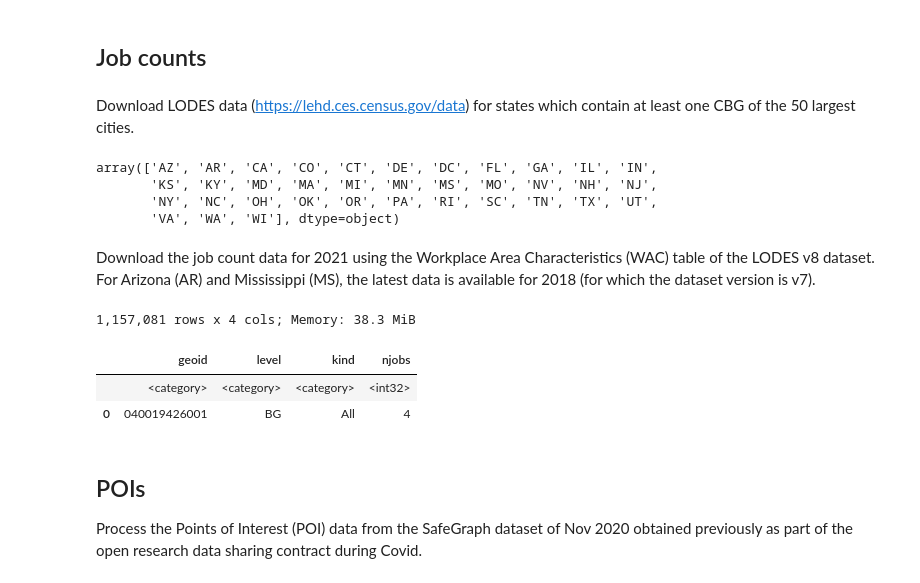
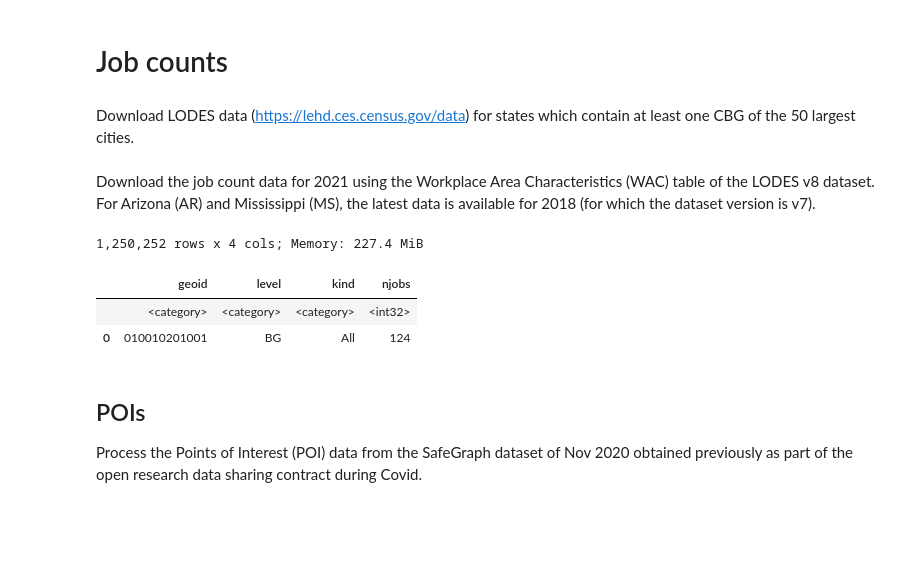
Before and after one commit to rvanxer/spatial_access_america, a Jupyter notebook: 2_Opportunities.ipynb, the cells around one changed output. Cells and saved outputs as stored; diff of their text form; code cells hidden in the pictures; blank space fills up the shorter version.

```diff
--- a/2. Opportunities.ipynb
+++ b/2_Opportunities.ipynb
@@ -6,0 +7,2 @@ from utils import *
+# %%
+states = pd.read_parquet('data/states.parquet', columns=['code', 'name']).disp()
@@ -15,46 +21,48 @@ bgs = gpd.read_parquet('data/zones.parquet', filters=[
 # %% [markdown]
-## Job counts
+# Job counts
 # %% [markdown]
 Download LODES data (https://lehd.ces.census.gov/data) for states which contain at least one CBG of the 50 largest cities.
-# %%
-imp_states = (pd.read_parquet('data/states.parquet', columns=['geoid', 'code'])
-              .merge(bgs.geoid.str[:2], on='geoid').drop_duplicates().code)
-Arr(imp_states)
-# %% [output]
-array(['AZ', 'AR', 'CA', 'CO', 'CT', 'DE', 'DC', 'FL', 'GA', 'IL', 'IN',
-       'KS', 'KY', 'MD', 'MA', 'MI', 'MN', 'MS', 'MO', 'NV', 'NH', 'NJ',
-       'NY', 'NC', 'OH', 'OK', 'OR', 'PA', 'RI', 'SC', 'TN', 'TX', 'UT',
-       'VA', 'WA', 'WI'], dtype=object)
 # %% [markdown]
 Download the job count data for 2021 using the Workplace Area Characteristics (WAC) table of the LODES v8 dataset. For Arizona (AR) and Mississippi (MS), the latest data is available for 2018 (for which the dataset version is v7).
 # %%
-# jobs = []
-# for abbr in tqdm(imp_states):
-#     # download data for 2021 except for AL & MS (outdated data)
-#     year = 2018 if abbr in ['AR', 'MS'] else 2021
-#     version = 7 if year <= 2020 else 8
-#     cols = D(w_geocode='geoid', C000='All', CE01='Low wage', CR01='White',
-#          CD01='< high school', CD02='high school')
-#     url = (f'https://lehd.ces.census.gov/data/lodes/LODES{version}/' +
-#            '{0}/wac/{0}_wac_S000_JT00_{1}.csv.gz'.format(abbr.lower(), year))
-#     df = pd.read_csv(url, usecols=list(cols)).rename(columns=cols)
-#     df['Low edu'] = df.pop('< high school') + df.pop('high school')
-#     df['POC'] = df['All'] - df.pop('White')
-#     df.geoid = df.geoid.astype(str).str.zfill(15)
-#     for level, nchar in [('BG', 12), ('Tract', 11), ('County', 5)]:
-#         df2 = df.assign(geoid=df.geoid.str[:nchar])
-#         df2 = df2.groupby('geoid').sum().reset_index()
-#         df2 = df2.melt('geoid', var_name='kind', value_name='njobs')
-#         jobs.append(df2.query('njobs > 0').assign(level=level))
-# cols = D(geoid=CAT, level=CAT, kind=CAT, njobs=I32)
-# jobs = pd.concat(jobs).reset_index(drop=1).astype(cols)[list(cols)].disp()
-# jobs.to_parquet('data/jobs.parquet') # 50s
-jobs = pd.read_parquet('data/jobs.parquet').disp()
+def download_lodes(year, states=states):
+    jobs = []
+    for _, r in tqdm(states.iterrows(), total=len(states)):
+        cols = D(w_geocode='geoid', C000='All', CE01='Low wage', CR01='White',
+            CD01='< high school', CD02='high school')
+        url = ('https://lehd.ces.census.gov/data/lodes/' +
+               'LODES8/{0}/wac/{0}_wac_S000_JT00_{1}.csv.gz'
+               .format(r.code.lower(), year))
+        try:
+            df = pd.read_csv(url, usecols=list(cols)).rename(columns=cols)
+        except HTTPError:
+            print(f'URL not available for {r["name"]}')
+            continue
+        df['Low edu'] = df.pop('< high school') + df.pop('high school')
+        df['POC'] = df['All'] - df.pop('White')
+        df.geoid = df.geoid.astype(str).str.zfill(15)
+        df2 = df.melt('geoid', var_name='kind', value_name='njobs')
+        jobs.append(df2.query('njobs > 0').assign(level='Block'))
+        for level, nchar in [('Block', 15), ('BG', 12),
+                             ('Tract', 11), ('County', 5)]:
+            df2 = df.assign(geoid=df.geoid.str[:nchar])
+            df2 = df2.groupby('geoid').sum().reset_index()
+            df2 = df2.melt('geoid', var_name='kind', value_name='njobs')
+            jobs.append(df2.query('njobs > 0').assign(level=level))
+    cols = D(geoid=CAT, level=CAT, kind=CAT, njobs=I32)
+    jobs = pd.concat(jobs).reset_index(drop=1).astype(cols)[list(cols)]
+    jobs.to_parquet(f'data/jobs_{year}.parquet')
+    return jobs
+
+# jobs20 = download_lodes(2020).disp() # 1m25s
+# jobs21 = download_lodes(2021).disp() # 1m25s
+jobs21 = pd.read_parquet('data/jobs_2021.parquet', filters=[
+    ('level', '!=', 'Block')]).disp() # 9s
 # %% [output]
-1,157,081 rows x 4 cols; Memory: 38.3 MiB
+1,250,252 rows x 4 cols; Memory: 227.4 MiB
 |  | geoid | level | kind | njobs |
 |  | <category> | <category> | <category> | <int32> |
-| 0 | 040019426001 | BG | All | 4 |
+| 0 | 010010201001 | BG | All | 124 |
 # %% [markdown]
 ## POIs
 Process the Points of Interest (POI) data from the SafeGraph dataset of Nov 2020 obtained previously as part of the open research data sharing contract during Covid.
```
Also changed, not shown: parts of 10 cells of this notebook, 10 other files.
